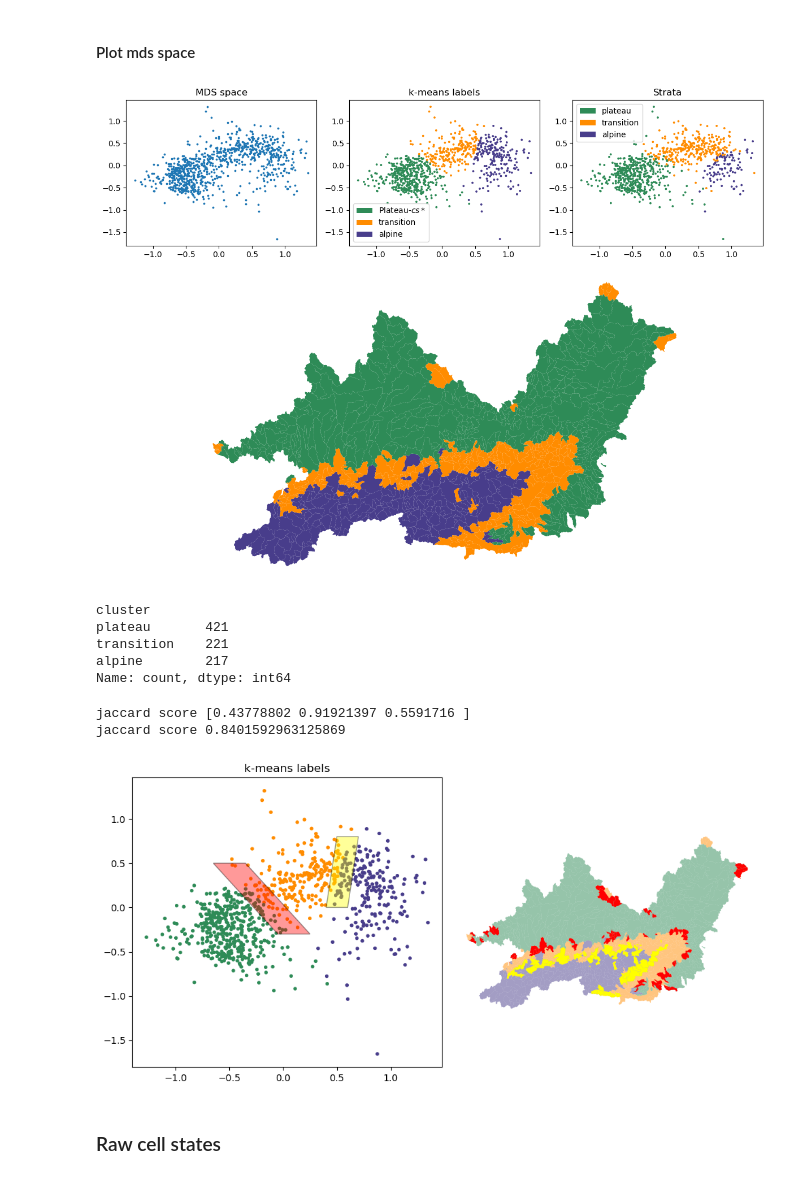
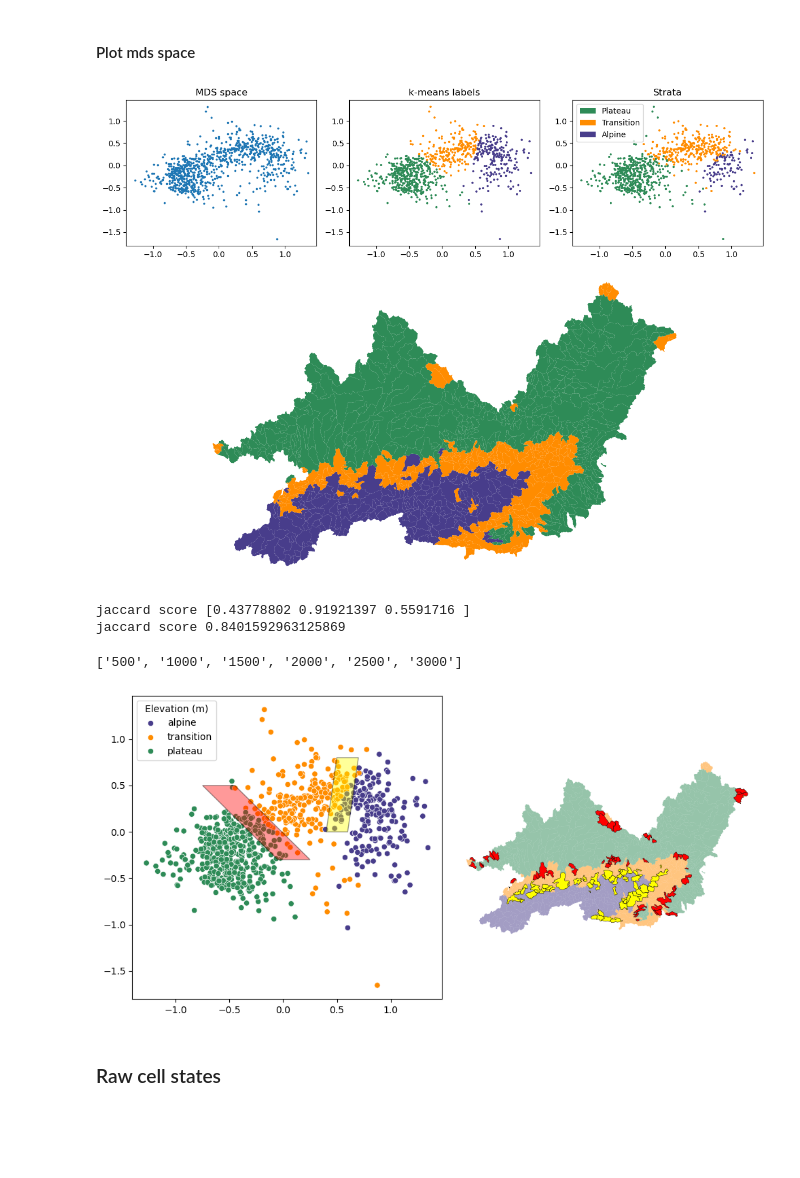
Before and after one commit to tripleUU-U/lamah-ce_lstm, a Jupyter notebook: analysis/CSA/cell_state_analysis.ipynb, the cells around one changed output. Cells and saved outputs as stored; diff of their text form; code cells hidden in the pictures; blank space fills up the shorter version.

Commit message:
adapted mds border plot

```diff
--- a/analysis/CSA/cell_state_analysis.ipynb
+++ b/analysis/CSA/cell_state_analysis.ipynb
@@ -21,6 +21,8 @@ from matplotlib.patches import Patch, Polygon
 import matplotlib.pyplot as plt
 import seaborn as sns
 from cell_state_plotters import plot_cell_state_2d, plot_cell_state_3d
+# %%
+save_fig = False
 # %% [markdown]
 #### Load data
 # %%
@@ -140,17 +142,9 @@ plot_cell_state_2d(array, ax=axs["B"], title="k-means labels", c=cluster_colors,
 plot_cell_state_2d(array, ax=axs["C"], title="Strata", c=strata_colors, s=s, label=strata_colors)
 
 legend_elements = [
-    Patch(facecolor="seagreen",      label="Plateau-$\it{cs}*$"),
-    Patch(facecolor="darkorange",    label="transition"),
-    Patch(facecolor="darkslateblue", label="alpine"),
-]
-
-axs["B"].legend(handles=legend_elements, loc="lower left")
-
-legend_elements = [
-    Patch(facecolor="seagreen",      label="plateau"),
-    Patch(facecolor="darkorange",    label="transition"),
-    Patch(facecolor="darkslateblue", label="alpine"),
+    Patch(facecolor="seagreen",      label="Plateau"),
+    Patch(facecolor="darkorange",    label="Transition"),
+    Patch(facecolor="darkslateblue", label="Alpine"),
 ]
 axs["C"].legend(handles=legend_elements, loc="upper left")
 
@@ -160,44 +154,55 @@ axs["D"].axis("off")
 plt.tight_layout()
 fig.savefig("/home/wuhlmann/BA/repo/lamah-ce_lstm/results/CSA/mds_2d.png", dpi=300)
 # %% [output]
-[figure, old version]
+[figure, new version]
-# %%
-lamah_gdf.cluster.value_counts()
-# %% [output]
-cluster
-plateau       421
-transition    221
-alpine        217
-Name: count, dtype: int64
 # %%
 print(f"jaccard score {jaccard_score(lamah_gdf['strata'], lamah_gdf['cluster'], average=None)}")
 print(f"jaccard score {jaccard_score(ak_clusters['cluster'], lamah_gdf['cluster'], average='weighted')}")
 # %% [output]
 jaccard score [0.43778802 0.91921397 0.5591716 ]
 jaccard score 0.8401592963125869
+# %%
+axs["A"].get_legend_handles_labels()[1][3:]
+# %% [output]
+['500', '1000', '1500', '2000', '2500', '3000']
 # %%
 fig, axs = plt.subplot_mosaic("AB", figsize=(10,5))
 
-plot_cell_state_2d(array, ax=axs["A"], title="k-means labels", c=cluster_colors, s=8)
+#plot_cell_state_2d(array, ax=axs["A"], title="k-means labels", c=cluster_colors, s=8)
+sns.scatterplot(
+    x=array[:,0],
+    y=array[:,1],
+    markers=lamah_gdf.elev_mean,
+    ax=axs["A"],
+    hue = cluster_named,
+    palette=["darkslateblue","darkorange","seagreen"],
+    legend="brief"
+)
+
+#remove hue handles
+handles, labels = axs["A"].get_legend_handles_labels()
+axs["A"].legend(handles=handles[3:], labels=labels[3:], title="Elevation (m)")
 
 # Border plateau - transition
-p1 = Polygon(xy=[(-0.65,0.5),(-0.35,0.5), (0.25,-0.3),(-0.05,-0.3)], facecolor="red", edgecolor="black", alpha=0.4)
+p1 = Polygon(xy=[(-0.75,0.5),(-0.45,0.5), (0.25,-0.3),(-0.05,-0.3)], facecolor="red", edgecolor="black", alpha=0.4)
 axs["A"].add_patch(p1)
 p2 = Polygon(xy=[(0.5,0.8),(0.7,0.8),(0.6,0.0), (0.4,0.0)], facecolor="yellow", edgecolor="black", alpha=0.4)
 axs["A"].add_patch(p2)
 
 border_basin_01_ids = lamah_gdf.index[p1.contains_points(p1.get_data_transform().transform(array))]
 border_basin_02_ids = lamah_gdf.index[p2.contains_points(p1.get_data_transform().transform(array))]
 
 lamah_gdf.plot(color=lamah_gdf["cluster"].map(color_dict), alpha=0.5,ax=axs["B"])
-lamah_gdf.loc[border_basin_01_ids, :].plot(color="red", ax=axs["B"])
-lamah_gdf.loc[border_basin_02_ids, :].plot(color="yellow", ax=axs["B"])
+lamah_gdf.loc[border_basin_01_ids, :].plot(color="red", edgecolor="black", linewidth=0.3,  ax=axs["B"])
+lamah_gdf.loc[border_basin_02_ids, :].plot(color="yellow", edgecolor="black", linewidth=0.3 , ax=axs["B"])
 axs["B"].axis("off")
 
 plt.tight_layout()
-fig.savefig("/home/wuhlmann/BA/repo/lamah-ce_lstm/results/CSA/bordering_basins.png", dpi=300)
+
+if save_fig:
+	fig.savefig("/home/wuhlmann/BA/repo/lamah-ce_lstm/results/CSA/bordering_basins.png", dpi=300)
 # %% [output]
-[figure, old version]
+[figure, new version]
 # %% [markdown]
 ### Raw cell states
 # %%
```
Also changed, not shown: parts of 1 cell of this notebook, 3 other files.
